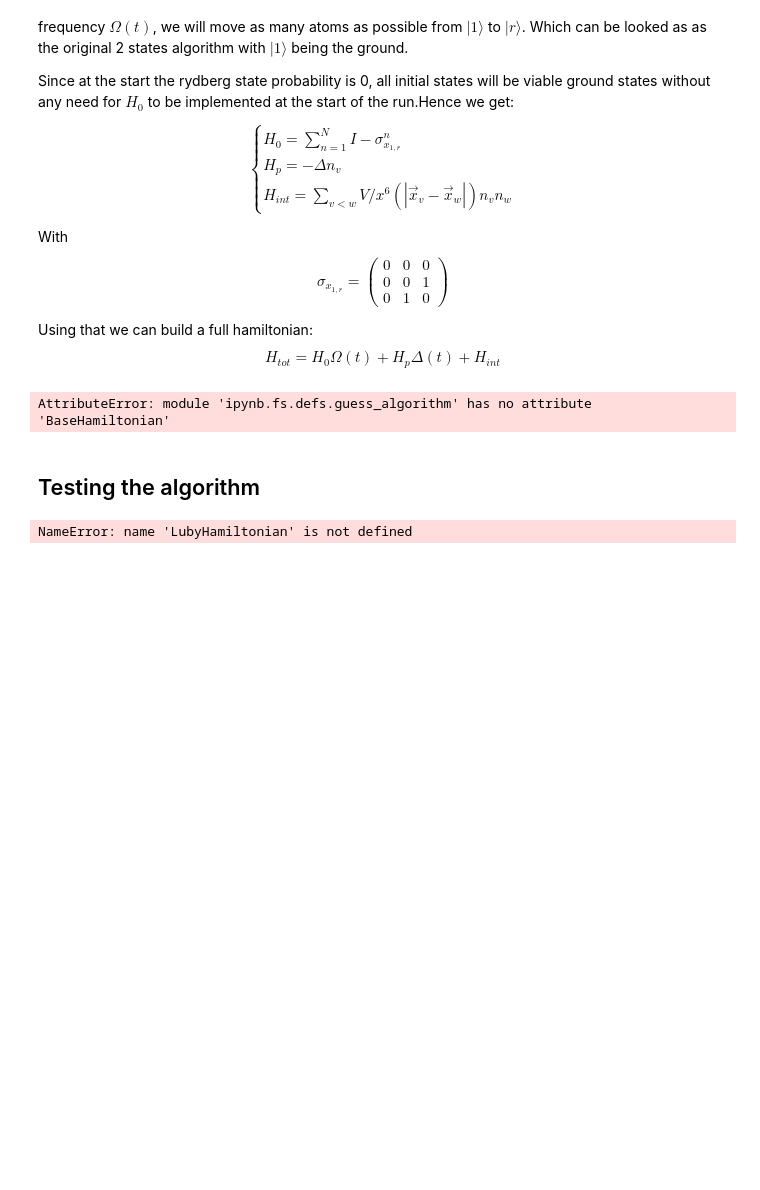
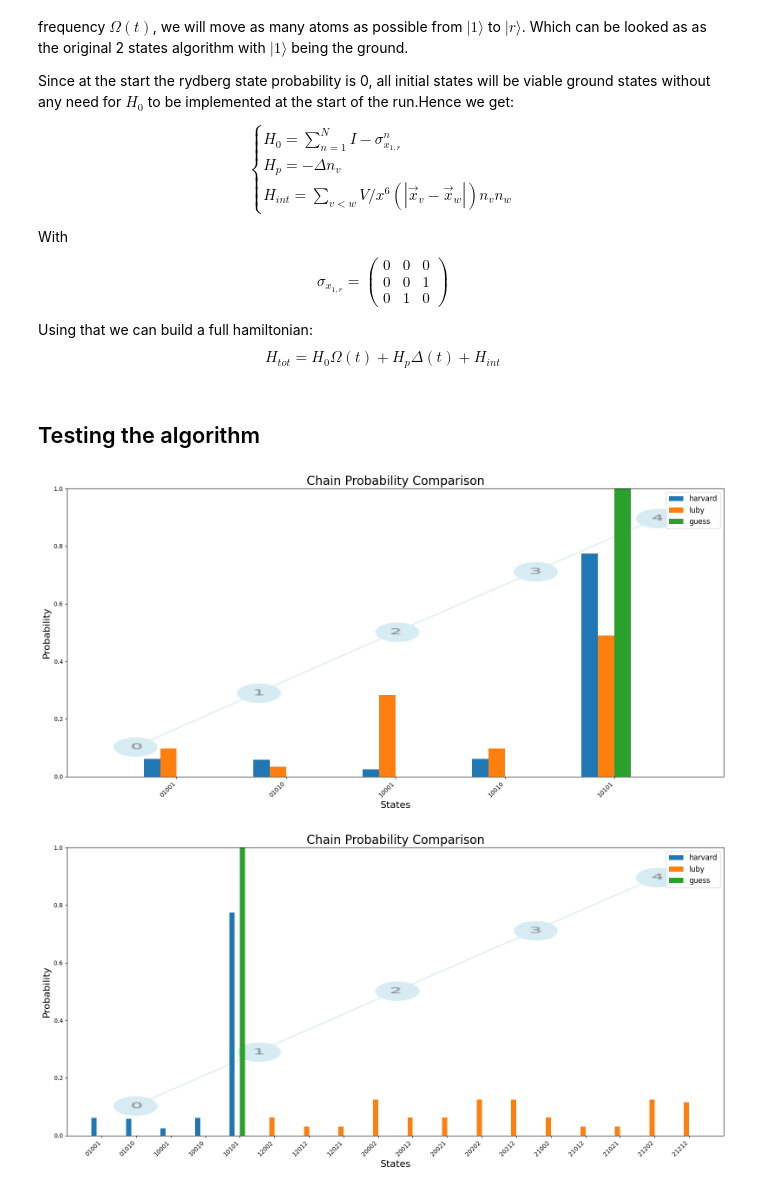
Before and after one commit to Noamcohen11/QCO, a Jupyter notebook: MISSimulations/three_level_algorithm.ipynb, the cells around one changed output. Saved outputs shown, nothing was run; the diff lists cells and outputs as text; code cells hidden in the pictures; blank space fills up the shorter version.

```diff
--- a/MISSimulations/three_level_algorithm.ipynb
+++ b/MISSimulations/three_level_algorithm.ipynb
@@ -53,6 +53,18 @@ $$H_{tot} = H_0 \Omega(t) + H_p\Delta(t) + H_{int}$$
 from qutip import qeye, basis, Qobj, tensor, sigmaz
 
 class LubyHamiltonian(algo.BaseHamiltonian):
+    def __init__(self, params, graph_instance):
+        """
+        Initializes the Hamiltonian base class with system parameters and graph information.
+
+        Args:
+        params (dict): Dictionary of system parameters.
+        graph_instance (Graph): Instance of a graph representing the system.
+        """
+        self.params = params
+        self.graph = graph_instance.graph
+        self.N = len(self.graph.nodes)
+        self.sx_list_0,self.sx_list_1, self.sz_list, self.one_list, self.I_N = self.generate_operators()
     def generate_operators(self):
         """
         Generates useful quantum operators for a system of N states, including a custom sigma_x operator.
@@ -68,13 +80,21 @@ class LubyHamiltonian(algo.BaseHamiltonian):
         # Identity operator for the specified number of states
         si = qeye(3)
 
+
+        # Custom σ_x operator for states |0> and |2>, converted to Qobj
+        sx_custom_0 = Qobj([[0, 0, 1],
+                        [0, 0, 0],
+                        [0, 1, 0]])
+
+
         # Custom σ_x operator for states |1> and |2>, converted to Qobj
-        sx_custom = Qobj([[0, 0, 0],
+        sx_custom_1 = Qobj([[0, 0, 0],
                         [0, 0, 1],
                         [0, 1, 0]])
 
         # Initialize empty lists for storing operators
-        sx_list = []
+        sx_list_1 = []
+        sx_list_0 = []
         sz_list = []
         one_list = []
 
@@ -86,9 +106,11 @@ class LubyHamiltonian(algo.BaseHamiltonian):
             # Initialize a list of identities for the tensor product
             op_list = [si] * self.N
 
+            op_list[n] = sx_custom_0
+            sx_list_0.append(tensor(op_list))
             # Replace the n-th position with the custom sx operator
-            op_list[n] = sx_custom
-            sx_list.append(tensor(op_list))
+            op_list[n] = sx_custom_1
+            sx_list_1.append(tensor(op_list))
 
             # Replace the n-th position with the sz operator
             sz = Qobj(sigmaz().full()[:3, :3])  # Define sz for the 3-state system
@@ -96,48 +118,60 @@ class LubyHamiltonian(algo.BaseHamiltonian):
             sz_list.append(tensor(op_list))
 
             # Replace the n-th position with |1><1|
-            one = basis(3, 1)  # |1><1| in higher dimensions
+            one = basis(3, 2)  # |1><1| in higher dimensions
             op_list[n] = one * one.dag()
             one_list.append(tensor(op_list))
 
-        return sx_list, sz_list, one_list, I_N
+        return sx_list_0,sx_list_1, sz_list, one_list, I_N
 
     def create_hamiltonian(self):
         # Base class already calculates the interaction Hamiltonian (H_int)
         H_int = self.create_interaction_term()
 
         # Specific terms for this Hamiltonian
-        CL_H0 = self.I_N - sum(self.sx_list)  # Example term for the Hamiltonian
+        CL_H0 = self.I_N - sum(self.sx_list_1)  # Example term for the Hamiltonian
+        CL_H1 = self.I_N - sum(self.sx_list_0)  # Example term for the Hamiltonian
         Hp = -sum(self.one_list)  # Example term for the Hamiltonian
 
         # Return the Hamiltonian in the required format
-        return [[CL_H0, self.params['Omega']], [Hp, self.params['Delta']], H_int]
+        return [[1.5*CL_H0, self.params['Omega']], [Hp, self.params['Delta']], H_int]
 
     def initialize_state(self):
         guesses = [(np.sqrt(1/self.graph.degree[n]))*basis(3, 1) +  (np.sqrt(1-1/self.graph.degree[n]))*basis(3, 0) for n in range(self.N)]
         return qutip.tensor(guesses)
-# %% [output]
-AttributeError: module 'ipynb.fs.defs.guess_algorithm' has no attribute 'BaseHamiltonian'
 # %% [markdown]
 ## Testing the algorithm
 # %%
-init_params = algo.initialize_system_parameters(vertex_placement = 0.8)
-chain_graph = algo.ChainGraph(5)
+N = 5
+init_params = algo.initialize_system_parameters(tau_max=10,vertex_placement = 0.8)
+chain_graph = algo.ChainGraph(N)
 chain_graph.create_graph()
 # Initialize Hamiltonians
+harvard_hamiltonian = algo.HarvardHamiltonian(init_params, chain_graph)
 luby_hamiltonian = LubyHamiltonian(init_params, chain_graph)
+guess_hamiltonian = algo.GuessHamiltonian(init_params, chain_graph,algo.default_guess_function)
 
 # Solve each Hamiltonian
+harvard_h_t, harvard_result = harvard_hamiltonian.solve()
 luby_h_t, luby_result = luby_hamiltonian.solve()
+guess_h_t, guess_result = guess_hamiltonian.solve()
 
 # Consolidate results
+# Consolidate results
 hamiltonians_out = {
-    "luby": luby_h_t
+    "harvard": harvard_h_t,
+    "luby": luby_h_t,
+    "guess": guess_h_t,
 }
 
 results_out = {
-    "luby": luby_result
+    "harvard": harvard_result,
+    "luby": luby_result,
+    "guess": guess_result,
 }
-algo.plot_probabilities(results_out, luby_hamiltonian.N, graph_type="Chain", graph=chain_graph, threshold=0.01)
+
+algo.plot_probabilities(results_out, N, graph_type="Chain", graph=chain_graph, threshold=0.01, merge_states_flag=True)
+algo.plot_probabilities(results_out, N, graph_type="Chain", graph=chain_graph, threshold=0.01, merge_states_flag=False)
 # %% [output]
-NameError: name 'LubyHamiltonian' is not defined
+[figure, added]
+[figure, added]
```
Also changed, not shown: 3 other files.
